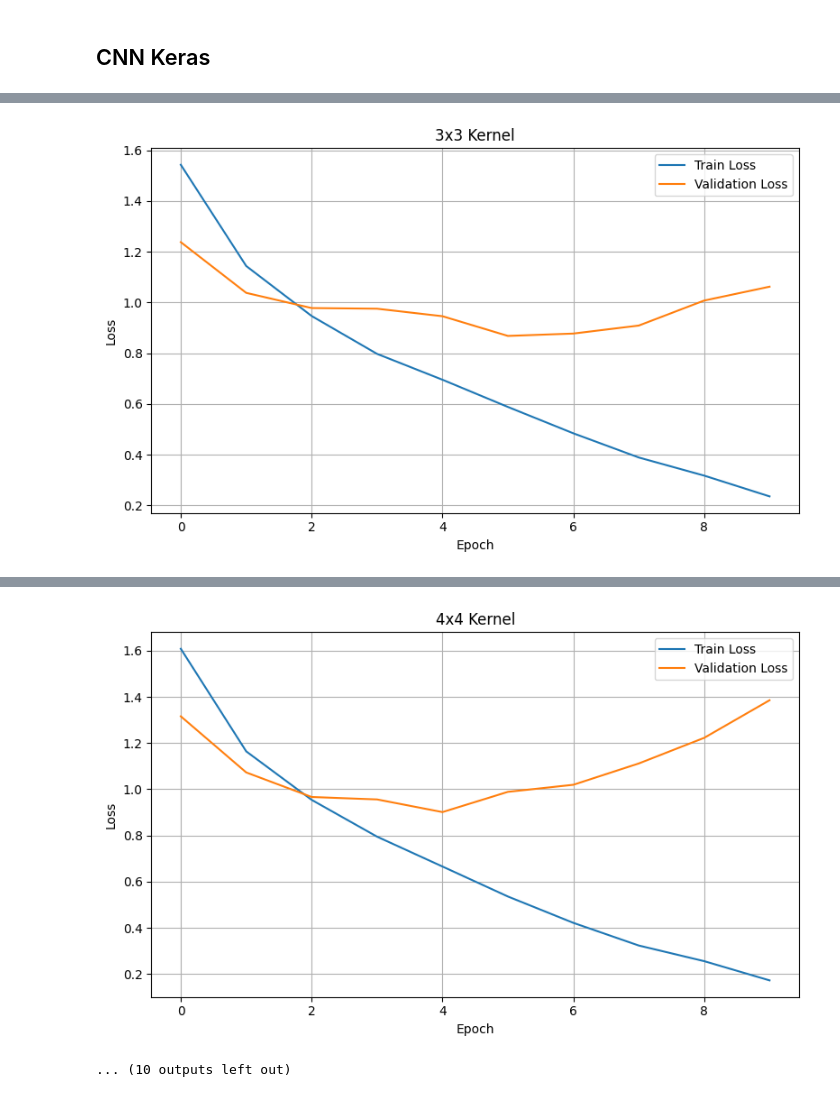
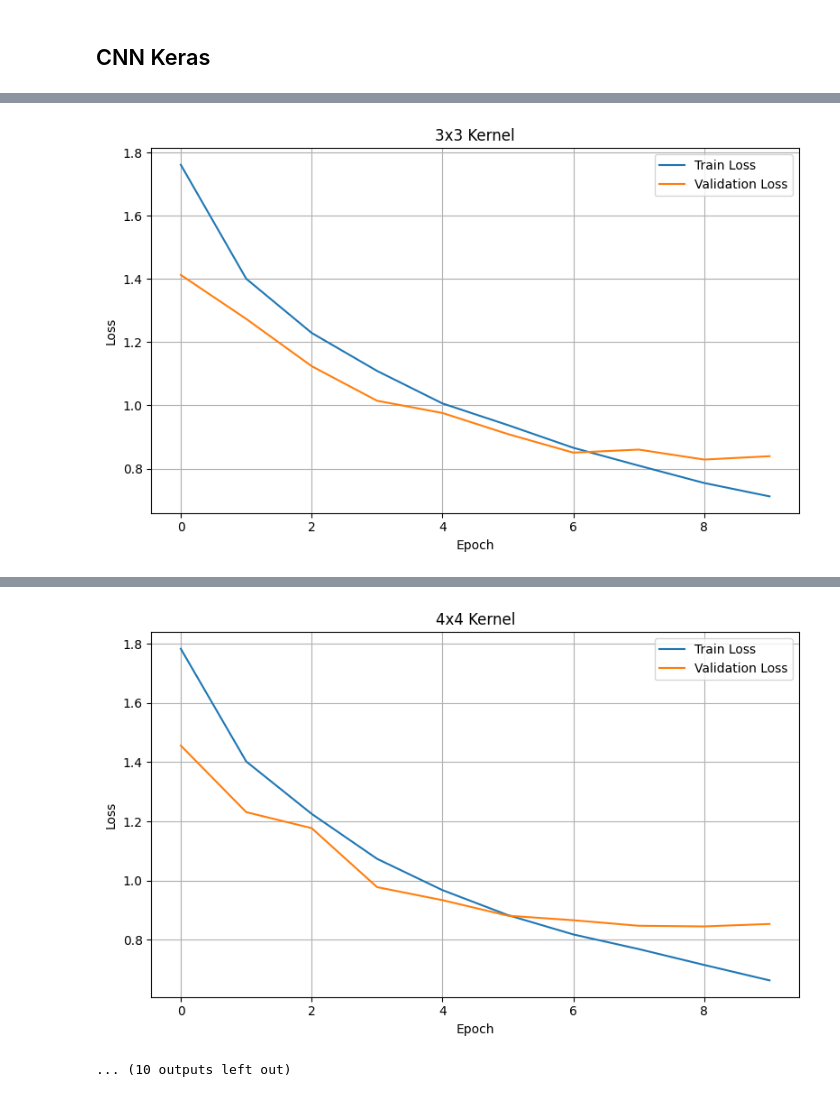
Before and after one commit to scifo04/CNN-RNN-LSTM, a Jupyter notebook: src/cnn.ipynb, the cells around one changed output, grey strips where cells are left out. Cells and saved outputs as stored; diff of their text form; code cells hidden in the pictures.

```diff
--- a/src/cnn.ipynb
+++ b/src/cnn.ipynb
@@ -45,7 +45,9 @@ class CNNKeras():
                 layers.MaxPooling2D(pool_size=(2, 2), strides=1),
 
                 layers.Flatten(),
+                layers.Dropout(0.5),
                 layers.Dense(128, activation='relu', name='fc1'),
+                layers.Dropout(0.5),
                 layers.Dense(num_classes, activation='softmax', name='fc2')
             ]),
 
@@ -64,7 +66,9 @@ class CNNKeras():
                 layers.MaxPooling2D(pool_size=(2, 2), strides=1),
 
                 layers.Flatten(),
+                layers.Dropout(0.5),
                 layers.Dense(256, activation='relu', name='fc1'),
+                layers.Dropout(0.5),
                 layers.Dense(num_classes, activation='softmax', name='fc2')
             ]),
 
@@ -87,7 +91,9 @@ class CNNKeras():
                 layers.MaxPooling2D(pool_size=(2, 2), strides=1),
 
                 layers.Flatten(),
+                layers.Dropout(0.5),
                 layers.Dense(512, activation='relu', name='fc1'),
+                layers.Dropout(0.5),
                 layers.Dense(num_classes, activation='softmax', name='fc2')
             ]),
 
@@ -106,7 +112,9 @@ class CNNKeras():
                 layers.MaxPooling2D(pool_size=(2, 2), strides=1),
 
                 layers.Flatten(),
+                layers.Dropout(0.5),
                 layers.Dense(256, activation='relu', name='fc1'),
+                layers.Dropout(0.5),
                 layers.Dense(num_classes, activation='softmax', name='fc2')
             ]),
 
@@ -125,7 +133,9 @@ class CNNKeras():
                 layers.MaxPooling2D(pool_size=(2, 2), strides=1),
 
                 layers.Flatten(),
+                layers.Dropout(0.5),
                 layers.Dense(256, activation='relu', name='fc1'),
+                layers.Dropout(0.5),
                 layers.Dense(num_classes, activation='softmax', name='fc2')
             ]),
 
@@ -144,7 +154,9 @@ class CNNKeras():
                 layers.MaxPooling2D(pool_size=(2, 2), strides=1),
 
                 layers.Flatten(),
+                layers.Dropout(0.5),
                 layers.Dense(256, activation='relu', name='fc1'),
+                layers.Dropout(0.5),
                 layers.Dense(num_classes, activation='softmax', name='fc2')
             ]),
 
@@ -163,7 +175,9 @@ class CNNKeras():
                 layers.MaxPooling2D(pool_size=(2, 2), strides=1),
 
                 layers.Flatten(),
+                layers.Dropout(0.5),
                 layers.Dense(128, activation='relu', name='fc1'),
+                layers.Dropout(0.5),
                 layers.Dense(num_classes, activation='softmax', name='fc2')
             ]),
 
@@ -182,7 +196,9 @@ class CNNKeras():
                 layers.MaxPooling2D(pool_size=(2, 2), strides=1),
 
                 layers.Flatten(),
+                layers.Dropout(0.5),
                 layers.Dense(256, activation='relu', name='fc1'),
+                layers.Dropout(0.5),
                 layers.Dense(num_classes, activation='softmax', name='fc2')
             ]),
 
@@ -201,7 +217,9 @@ class CNNKeras():
                 layers.MaxPooling2D(pool_size=(2, 2), strides=1),
 
                 layers.Flatten(),
+                layers.Dropout(0.5),
                 layers.Dense(512, activation='relu', name='fc1'),
+                layers.Dropout(0.5),
                 layers.Dense(num_classes, activation='softmax', name='fc2')
             ]),
 
@@ -220,7 +238,9 @@ class CNNKeras():
                 layers.MaxPooling2D(pool_size=(2, 2), strides=1),
 
                 layers.Flatten(),
+                layers.Dropout(0.5),
                 layers.Dense(256, activation='relu', name='fc1'),
+                layers.Dropout(0.5),
                 layers.Dense(num_classes, activation='softmax', name='fc2')
             ]),
 
@@ -239,7 +259,9 @@ class CNNKeras():
                 layers.AveragePooling2D(pool_size=(2, 2), strides=1),
 
                 layers.Flatten(),
+                layers.Dropout(0.5),
                 layers.Dense(256, activation='relu', name='fc1'),
+                layers.Dropout(0.5),
                 layers.Dense(num_classes, activation='softmax', name='fc2')
             ]),
         ]
@@ -272,7 +294,9 @@ x = layers.ReLU(name='relu3')(x)
 x = layers.MaxPooling2D(pool_size=(2, 2), strides=1, name='max3')(x)
 
 x = layers.Flatten()(x)
+x = layers.Dropout(0.5)(x)
 x = layers.Dense(256, activation='relu', name='fc1')(x)
+x = layers.Dropout(0.5)(x)
 outputs = layers.Dense(10, activation='softmax', name='fc2')(x)
 
 model = models.Model(inputs=inputs, outputs=outputs, name='custom_cnn')
@@ -525,6 +557,13 @@ for model in cnn_models.model:
     )
     test_loss, test_acc = model.evaluate(x_val, y_val)
 
+    y_pred_probs = model.predict(x_val)
+    y_pred = np.argmax(y_pred_probs, axis=1)
+    f1 = f1_score(y_val, y_pred, average='macro')
+
+    print(f"Test Accuracy: {test_acc:.4f}")
+    print(f"F1 Score: {f1:.4f}")
+
     plt.figure(figsize=(8, 5))
     plt.plot(history.history['loss'], label='Train Loss')
     plt.plot(history.history['val_loss'], label='Validation Loss')
@@ -631,3 +670,3 @@ Epoch 10/10
-[figure, old version]
+[figure, new version]
 4x4 Kernel
 Epoch 1/10
@@ -649,2 +688,2 @@ Epoch 10/10
-[figure, old version]
+[figure, new version]
 ... (10 outputs left out)
```
Also changed, not shown: parts of 5 cells of this notebook, 3 other files.
